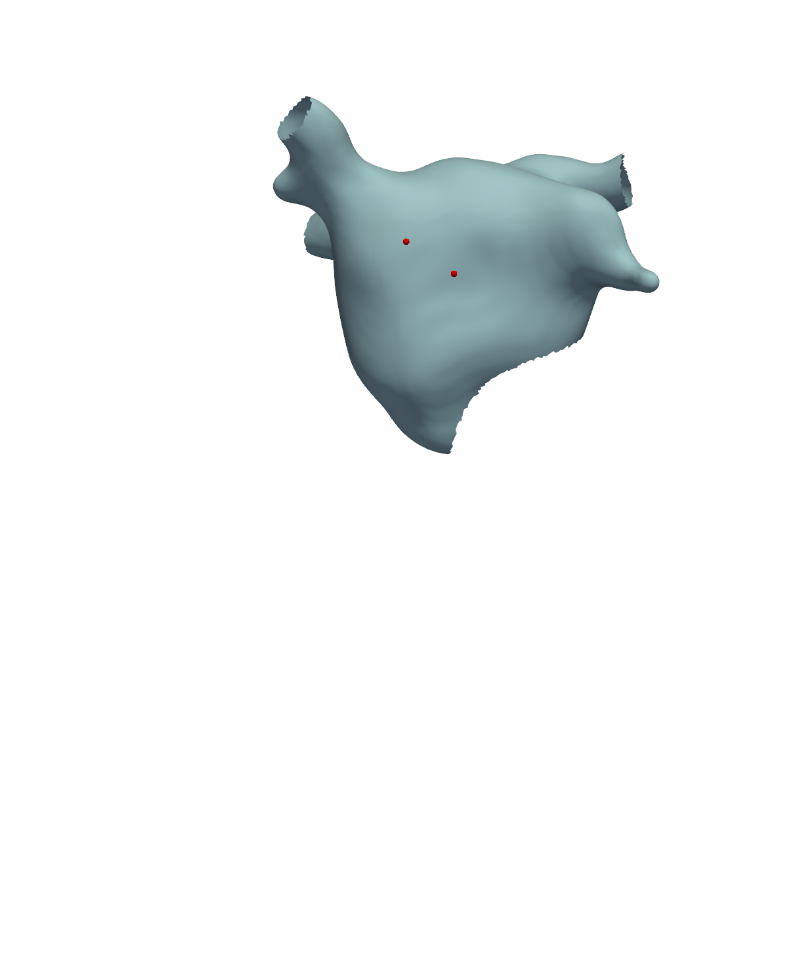
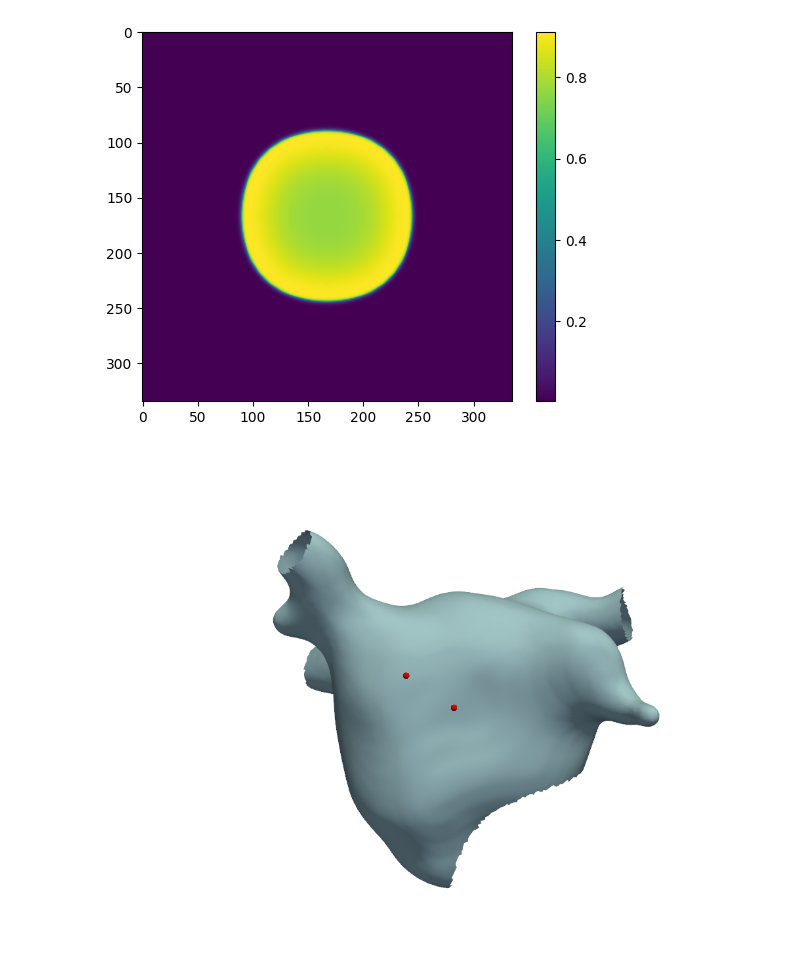
Before and after one commit to finitewave/Finitewave, a Jupyter notebook: Tutorials/SpiralWaveFromPhaseMap.ipynb, the cells around one changed output. Drawn from its saved outputs; the diff is of its cells as text; code cells hidden in the pictures; blank space fills up the shorter version.

```diff
--- a/Tutorials/SpiralWaveFromPhaseMap.ipynb
+++ b/Tutorials/SpiralWaveFromPhaseMap.ipynb
@@ -1,3 +5,83 @@
+# %%
+import matplotlib.pyplot as plt
+
+import finitewave as fw
+import numpy as np
+
+
+model_parameters = {
+    "D_model": 0.188,
+    "tau_v1_m": 41.857,
+    "tau_v2_m": 1150.0,
+    "tau_v_p": 1.7,
+    "tau_w1_m": 138.69,
+    "tau_w2_m": 62.341,
+    "tau_w_p": 177.41,
+    "tau_fi": 0.045,
+    "tau_o1": 410.0,
+    "tau_o2": 64.914,
+    "tau_so1": 115,
+    "tau_so2": 6.5,
+    "tau_s1": 11.457,
+    "tau_s2": 53.902,
+    "tau_si": 7.802,
+    "tau_w_inf": 0.050,
+    "theta_v": 0.35,
+    "theta_w": 0.328,
+    "theta_v_m": 0.126,
+    "theta_o": 0.00005,
+    "u_w_m": 0.055,
+    "u_o": 0.0,
+    "u_u": 0.9205,
+    "u_so": 0.332,
+    "u_s": 0.792,
+    "k_w_m": 202.66,
+    "k_so": 1.386,
+    "k_s": 1.226,
+    "w_inf_": 1.0
+    }
+
+stim_prepacing = fw.StimPrepacing(dt=0.01)
+stim_prepacing.add_stim(n_beats=30, cycle_length=1000, duration=1, curr_value=0.5)
+stim_prepacing.add_stim(n_beats=30, cycle_length=500, duration=1, curr_value=0.5)
+
+cardiac_model = fw.BuenoOrovio()
+cardiac_model.set_parameters(model_parameters)
+cardiac_model.prepacing(stim_prepacing)
+
+
+# create a tissue of size 400x400 with cardiomycytes:
+n = 335
+tissue = fw.CardiacTissueGrid([n, n], dr=0.25)
+
+# set up stimulation parameters:
+stim_sequence = fw.StimSequence()
+stim_sequence.add_stim(fw.StimVoltageCoord(time=0, volt_value=1,
+                                           x_min=n//2 - 3, x_max=n//2 + 3,
+                                           y_min=n//2 - 3, y_max=n//2 + 3))
+
+# create model object and set up parameters:
+simulation = fw.CardiacSimulation()
+simulation.dt = 0.01
+simulation.t_max = 30
+simulation.cardiac_tissue = tissue
+simulation.stim_sequence = stim_sequence
+simulation.cardiac_model = cardiac_model
+
+# run the model:
+simulation.run()
+
+# plt.figure()
+# plt.imshow(simulation.diffusion_model.weights[0].toarray())
+# plt.show()
+
+# show the potential map at the end of calculations:
+plt.figure()
+plt.imshow(simulation.cardiac_model.u)
+plt.colorbar()
+plt.show()
+# %% [output]
+[figure, added]
 # %%
 from pathlib import Path
 import numpy as np
```
Also changed, not shown: parts of 3 cells of this notebook, 15 other files.
